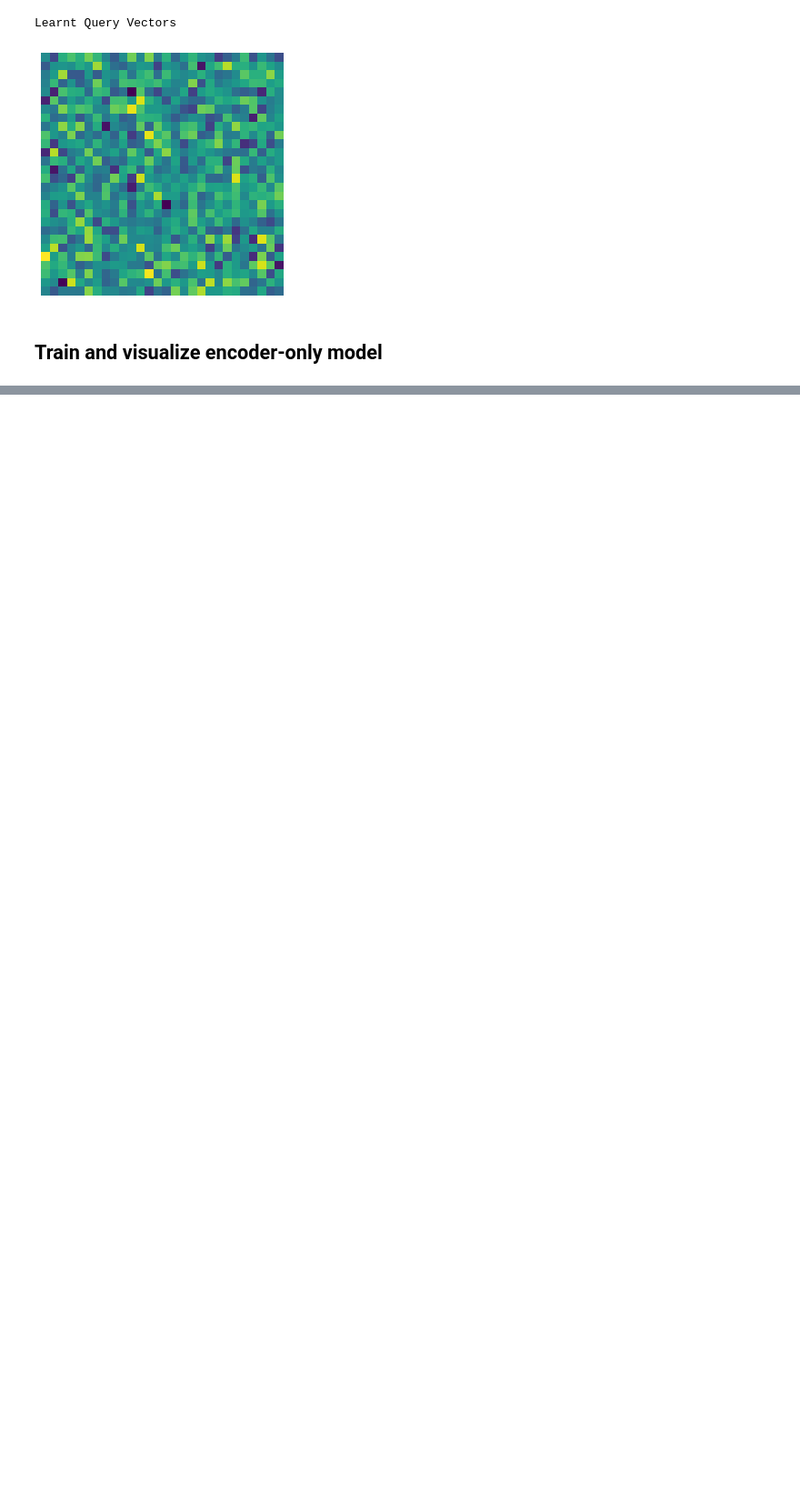
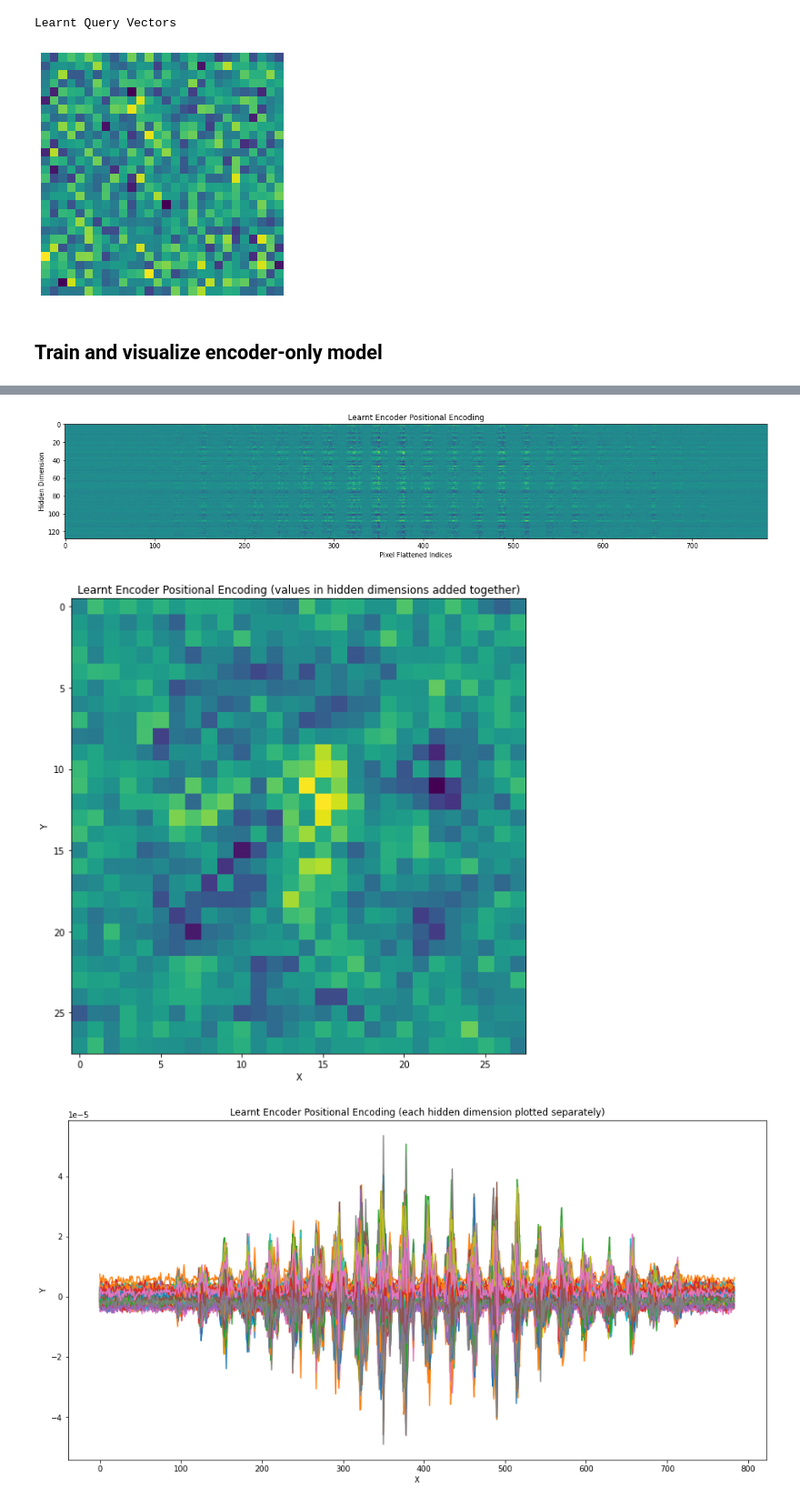
Before and after one commit to towardsautonomy/transformers, a Jupyter notebook: transformers.ipynb, the cells around one changed output, grey strips where cells are left out. Shown at 91% size. Saved outputs shown, nothing was run; the diff lists cells and outputs as text; code cells hidden in the pictures; blank space fills up the shorter version.

```diff
--- a/transformers.ipynb
+++ b/transformers.ipynb
@@ -529,0 +528,31 @@ I hope this was helpful. Go ahead and try this yourself, feel free to clone the
+# %%
+plt.figure(figsize=(16,8))
+enc_pos_emb = model.enc_pos_emb.transpose(-1, -2).detach().cpu().numpy().squeeze(0)
+plt.imshow(enc_pos_emb)
+plt.title('Learnt Encoder Positional Encoding')
+plt.xlabel('Pixel Flattened Indices')
+plt.ylabel('Hidden Dimension')
+plt.tight_layout()
+
+plt.figure(figsize=(8,8))
+enc_pos_emb = model.enc_pos_emb.detach().cpu().numpy().squeeze(0)
+enc_pos_emb = enc_pos_emb.reshape(28,28,-1)
+enc_pos_emb = enc_pos_emb.sum(axis=-1)
+plt.imshow(enc_pos_emb)
+plt.title('Learnt Encoder Positional Encoding (values in hidden dimensions added together)')
+plt.xlabel('X')
+plt.ylabel('Y')
+plt.tight_layout()
+
+plt.figure(figsize=(16,8))
+enc_pos_emb = model.enc_pos_emb.detach().cpu().numpy().squeeze(0)
+for d in range(enc_pos_emb.shape[-1]): plt.plot(enc_pos_emb[:, d])
+plt.title('Learnt Encoder Positional Encoding (each hidden dimension plotted separately)')
+plt.xlabel('X')
+plt.ylabel('Y')
+
+plt.show()
+# %% [output]
+[figure, added]
+[figure, added]
+[figure, added]
```
Also changed, not shown: parts of 6 cells of this notebook, 1 other file.
